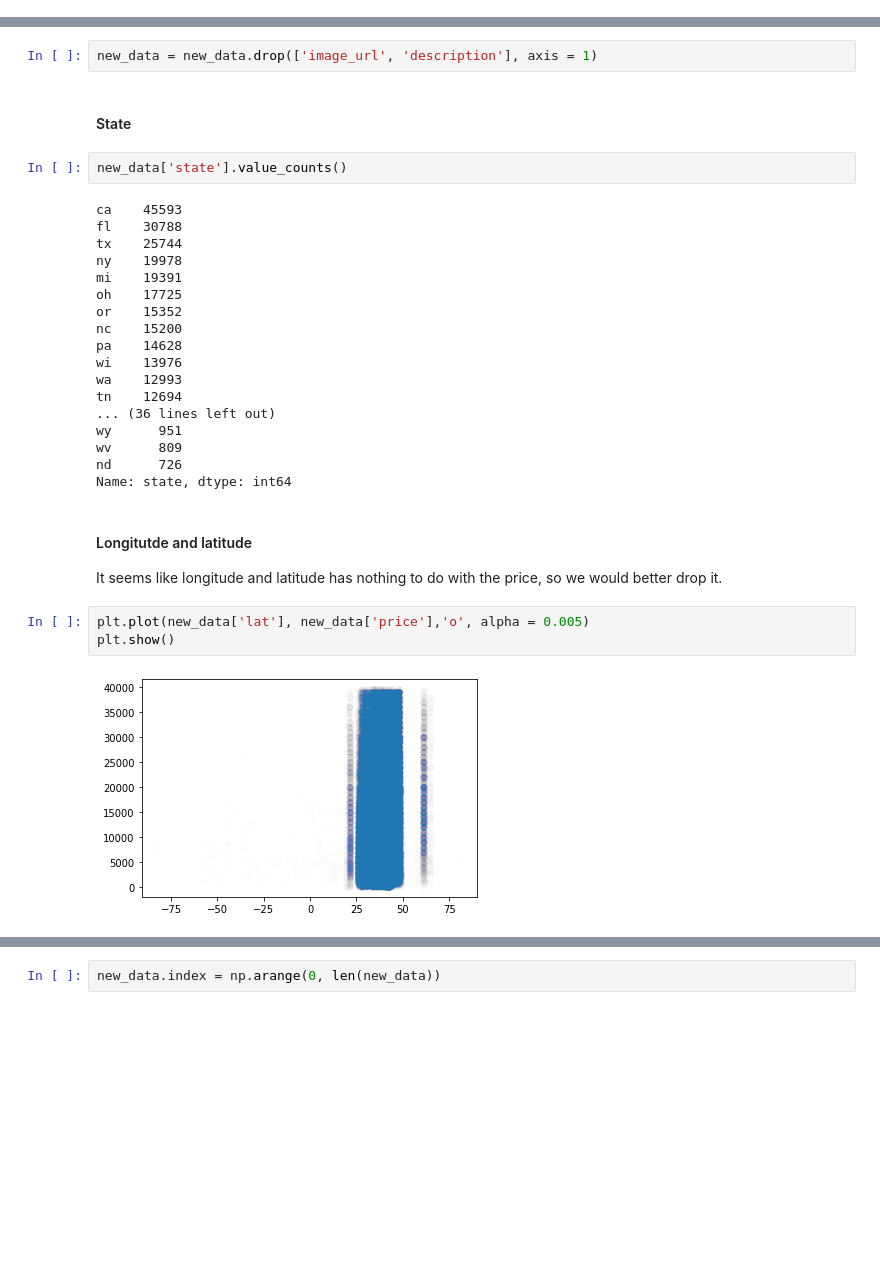
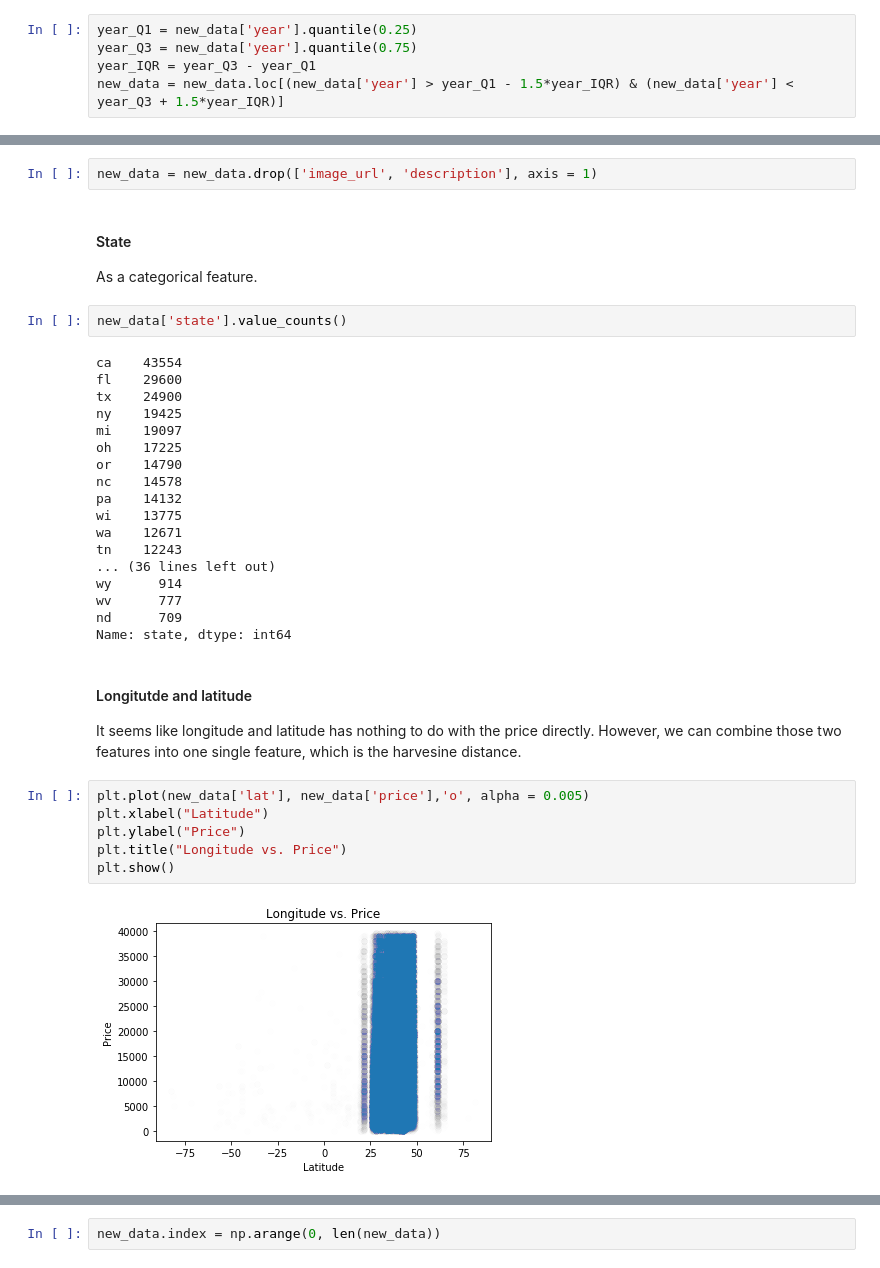
Before and after one commit to liuhz0926/AML2020-homework3, a Jupyter notebook: 4995_HW3.ipynb, the cells around one changed output, grey strips where cells are left out. Saved outputs shown, nothing was run; the diff lists cells and outputs as text; blank space fills up the shorter version.

```diff
--- a/4995_HW3.ipynb
+++ b/4995_HW3.ipynb
@@ -142,3 +175,8 @@ plt.title("Count plot of Years")
 plt.show()
 # %% [output]
 [figure]
+# %%
+year_Q1 = new_data['year'].quantile(0.25)
+year_Q3 = new_data['year'].quantile(0.75)
+year_IQR = year_Q3 - year_Q1
+new_data = new_data.loc[(new_data['year'] > year_Q1 - 1.5*year_IQR) & (new_data['year'] < year_Q3 + 1.5*year_IQR)]
@@ -315,33 +381,38 @@ Name: paint_color, dtype: int64
 new_data = new_data.drop(['image_url', 'description'], axis = 1)
 # %% [markdown]
 #### State
+As a categorical feature.
 # %%
 new_data['state'].value_counts()
 # %% [output]
-ca    45593
-fl    30788
-tx    25744
-ny    19978
-mi    19391
-oh    17725
-or    15352
-nc    15200
-pa    14628
-wi    13976
-wa    12993
-tn    12694
+ca    43554
+fl    29600
+tx    24900
+ny    19425
+mi    19097
+oh    17225
+or    14790
+nc    14578
+pa    14132
+wi    13775
+wa    12671
+tn    12243
 ... (36 lines left out)
-wy      951
-wv      809
-nd      726
+wy      914
+wv      777
+nd      709
 Name: state, dtype: int64
 # %% [markdown]
 #### Longitutde and latitude
-It seems like longitude and latitude has nothing to do with the price, so we would better drop it.
+It seems like longitude and latitude has nothing to do with the price directly.
+However, we can combine those two features into one single feature, which is the harvesine distance.
 # %%
 plt.plot(new_data['lat'], new_data['price'],'o', alpha = 0.005)
+plt.xlabel("Latitude")
+plt.ylabel("Price")
+plt.title("Longitude vs. Price")
 plt.show()
 # %% [output]
-[figure, old version]
+[figure, new version]
 # %%
 plt.plot(new_data['long'], new_data['price'],'o', alpha = 0.005)
```
Also changed, not shown: parts of 86 cells of this notebook.
